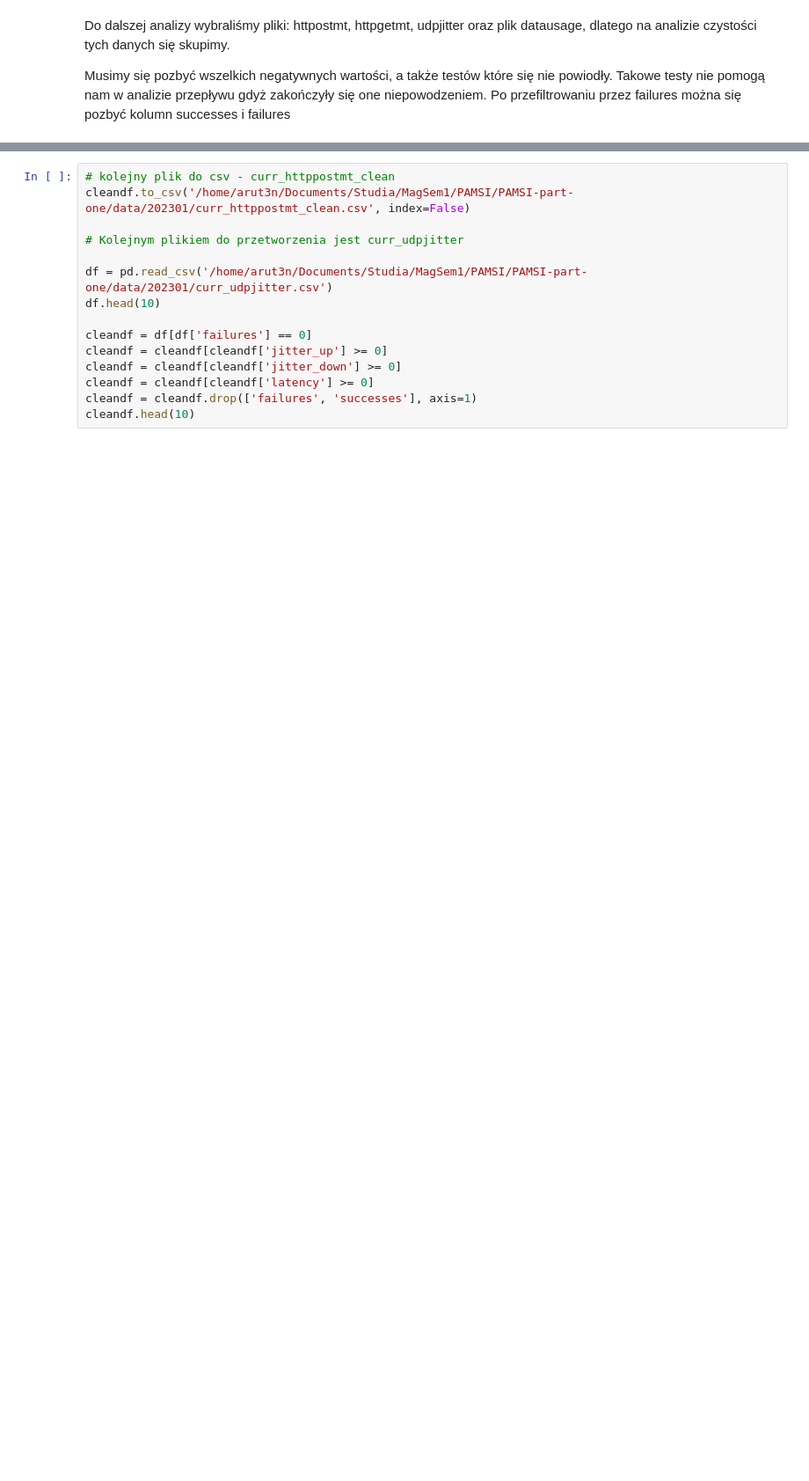
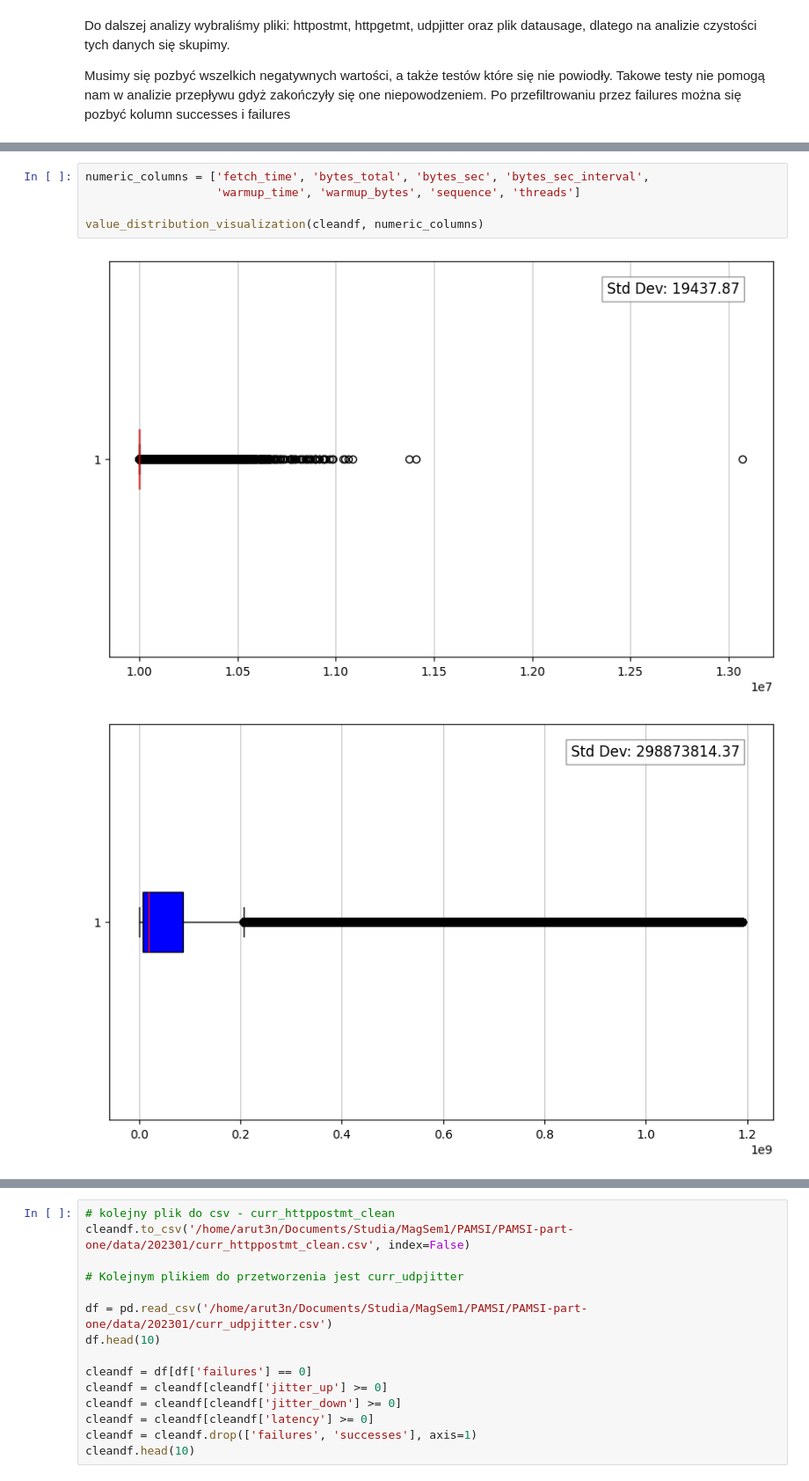
Before and after one commit to Arut3nCodes/PAMSI-part-one, a Jupyter notebook: DataCleanlinessStudy.ipynb, the cells around one changed output, grey strips where cells are left out. Shown: that part at 88% size. Drawn from its saved outputs; the diff is of its cells as text; blank space fills up the shorter version.

```diff
--- a/DataCleanlinessStudy.ipynb
+++ b/DataCleanlinessStudy.ipynb
@@ -415,3 +446,11 @@ cleandf.head(10)
 | 7 | 386 | 2023-01-07 01:53:55 | sp1-vm-newyork-us.samknows.com | 151.139.31.1 | 10000044 | 186072738 | 18607192 | 18607192 | ... |
 | 8 | 386 | 2023-01-07 11:51:08 | sp2-vm-newyork-us.samknows.com | 151.139.31.8 | 10000031 | 211367224 | 21136657 | 21136657 | ... |
 | 9 | 386 | 2023-01-08 03:52:30 | sp1-vm-newyork-us.samknows.com | 151.139.31.1 | 10000119 | 207070318 | 20706785 | 20706785 | ... |
+# %%
+numeric_columns = ['fetch_time', 'bytes_total', 'bytes_sec', 'bytes_sec_interval',
+                   'warmup_time', 'warmup_bytes', 'sequence', 'threads']
+
+value_distribution_visualization(cleandf, numeric_columns)
+# %% [output]
+[figure, added]
+[figure, added]
```
Also changed, not shown: parts of 6 cells of this notebook.
